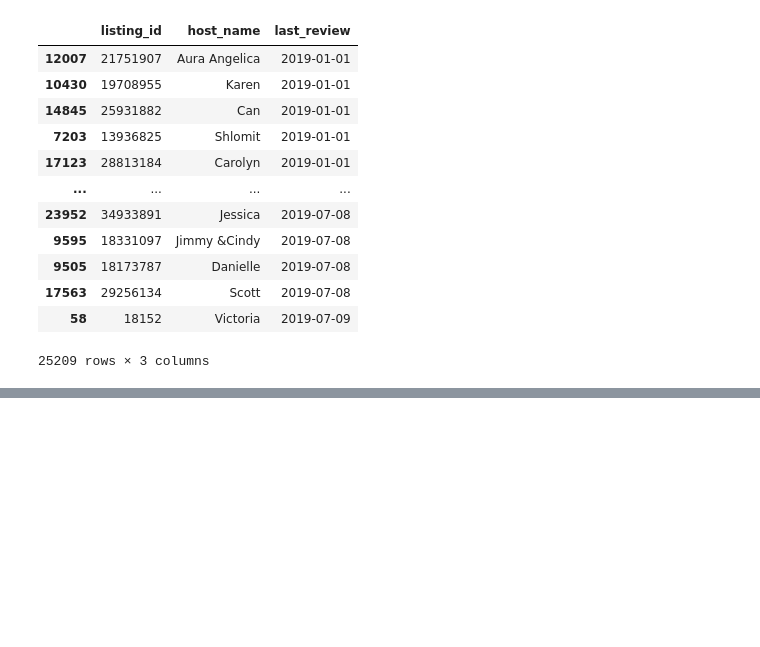
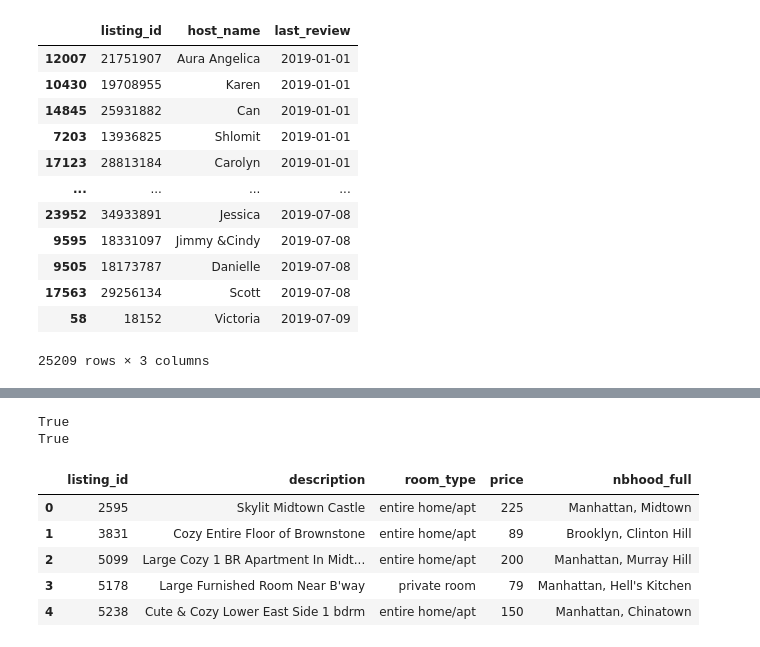
Before and after one commit to abhijeet-bhambere/learner-projects, a Jupyter notebook: airbnb_trends_eda.ipynb, the cells around one changed output, grey strips where cells are left out. Saved outputs shown, nothing was run; the diff lists cells and outputs as text; code cells hidden in the pictures; blank space fills up the shorter version.

```diff
--- a/airbnb_trends_eda.ipynb
+++ b/airbnb_trends_eda.ipynb
@@ -90,0 +292,16 @@ pd.read_csv('./airbnb_last_review.tsv', sep='\t', parse_dates=["last_review"], d
+# %%
+print(rooms['listing_id'].is_unique)
+print(prices['listing_id'].is_unique)
+# %% [output]
+True
+True
+# %%
+rooms_prices = pd.merge(left=rooms, right=prices, on='listing_id',suffixes=['_pr','_rm'])
+rooms_prices.head()
+# %% [output]
+|  | listing_id | description | room_type | price | nbhood_full |
+| 0 | 2595 | Skylit Midtown Castle | entire home/apt | 225 | Manhattan, Midtown |
+| 1 | 3831 | Cozy Entire Floor of Brownstone | entire home/apt | 89 | Brooklyn, Clinton Hill |
+| 2 | 5099 | Large Cozy 1 BR Apartment In Midt... | entire home/apt | 200 | Manhattan, Murray Hill |
+| 3 | 5178 | Large Furnished Room Near B'way | private room | 79 | Manhattan, Hell's Kitchen |
+| 4 | 5238 | Cute & Cozy Lower East Side 1 bdrm | entire home/apt | 150 | Manhattan, Chinatown |
```
Also changed, not shown: parts of 35 cells of this notebook.
